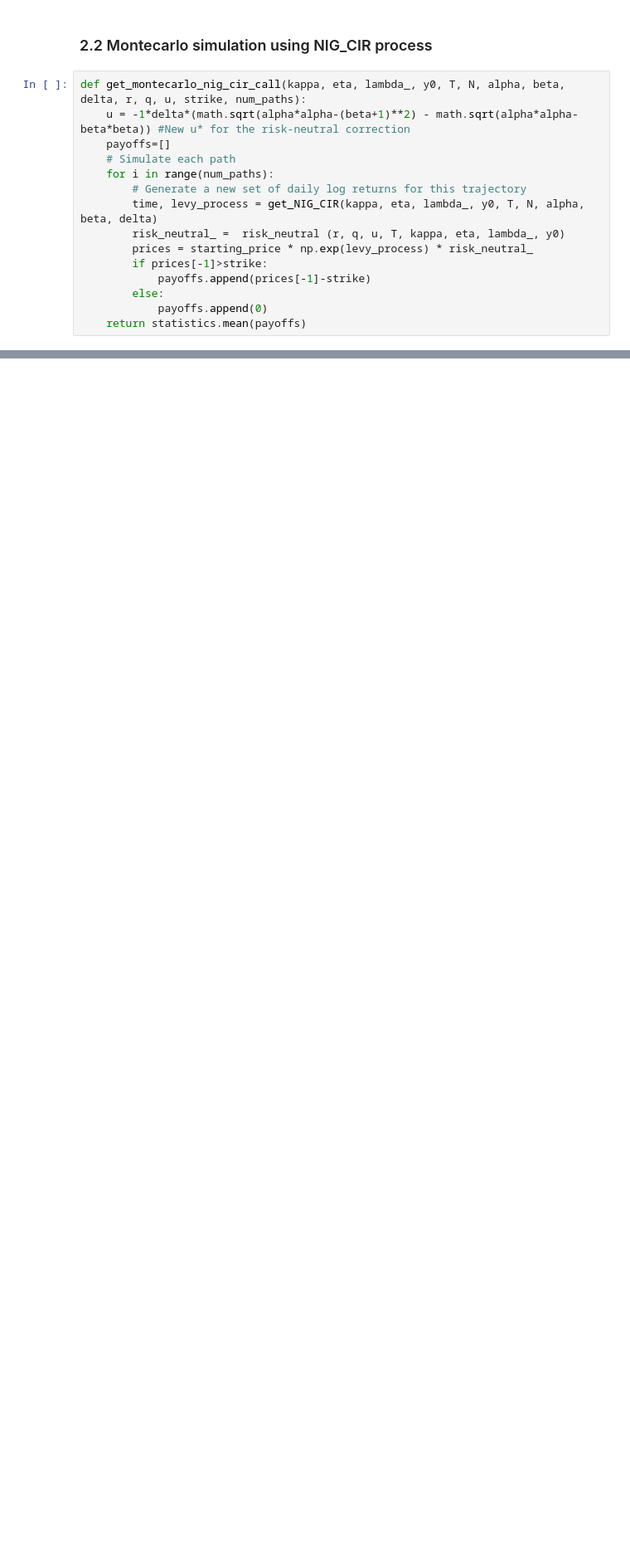
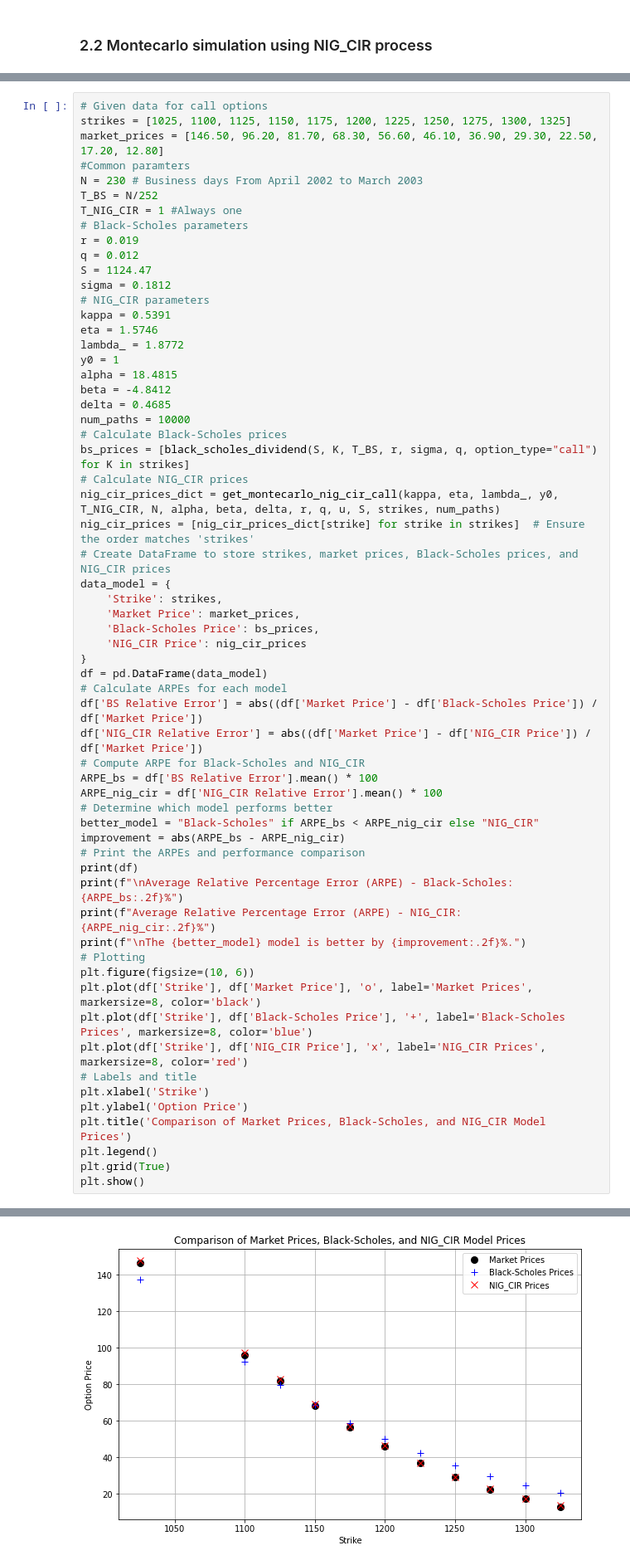
Before and after one commit to FabbriSimo001/LPA_Stochastic_Volatility, a Jupyter notebook: LPA-Group_Assignment.ipynb, the cells around one changed output, grey strips where cells are left out. Shown: that part at 83% size. Drawn from its saved outputs; the diff is of its cells as text; blank space fills up the shorter version.

```diff
--- a/LPA-Group_Assignment.ipynb
+++ b/LPA-Group_Assignment.ipynb
@@ -490,17 +435,2 @@ Average Relative Percentage Error (ARPE): 18.20%
 # %% [markdown]
 ### 2.2 Montecarlo simulation using NIG_CIR process
-# %%
-def get_montecarlo_nig_cir_call(kappa, eta, lambda_, y0, T, N, alpha, beta, delta, r, q, u, strike, num_paths):
-    u = -1*delta*(math.sqrt(alpha*alpha-(beta+1)**2) - math.sqrt(alpha*alpha-beta*beta)) #New u* for the risk-neutral correction
-    payoffs=[]
-    # Simulate each path
-    for i in range(num_paths):
-        # Generate a new set of daily log returns for this trajectory
-        time, levy_process = get_NIG_CIR(kappa, eta, lambda_, y0, T, N, alpha, beta, delta)
-        risk_neutral_ =  risk_neutral (r, q, u, T, kappa, eta, lambda_, y0)
-        prices = starting_price * np.exp(levy_process) * risk_neutral_
-        if prices[-1]>strike:
-            payoffs.append(prices[-1]-strike)
-        else:
-            payoffs.append(0)
-    return statistics.mean(payoffs)
@@ -570,0 +486,62 @@ Average Relative Percentage Error (ARPE): 64.79%
+# %%
+# Given data for call options
+strikes = [1025, 1100, 1125, 1150, 1175, 1200, 1225, 1250, 1275, 1300, 1325]
+market_prices = [146.50, 96.20, 81.70, 68.30, 56.60, 46.10, 36.90, 29.30, 22.50, 17.20, 12.80]
+#Common paramters
+N = 230 # Business days From April 2002 to March 2003
+T_BS = N/252
+T_NIG_CIR = 1 #Always one
+# Black-Scholes parameters
+r = 0.019
+q = 0.012
+S = 1124.47
+sigma = 0.1812
+# NIG_CIR parameters
+kappa = 0.5391
+eta = 1.5746
+lambda_ = 1.8772
+y0 = 1
+alpha = 18.4815
+beta = -4.8412
+delta = 0.4685
+num_paths = 10000
+# Calculate Black-Scholes prices
+bs_prices = [black_scholes_dividend(S, K, T_BS, r, sigma, q, option_type="call") for K in strikes]
+# Calculate NIG_CIR prices
+nig_cir_prices_dict = get_montecarlo_nig_cir_call(kappa, eta, lambda_, y0, T_NIG_CIR, N, alpha, beta, delta, r, q, u, S, strikes, num_paths)
+nig_cir_prices = [nig_cir_prices_dict[strike] for strike in strikes]  # Ensure the order matches 'strikes'
+# Create DataFrame to store strikes, market prices, Black-Scholes prices, and NIG_CIR prices
+data_model = {
+    'Strike': strikes,
+    'Market Price': market_prices,
+    'Black-Scholes Price': bs_prices,
+    'NIG_CIR Price': nig_cir_prices
+}
+df = pd.DataFrame(data_model)
+# Calculate ARPEs for each model
+df['BS Relative Error'] = abs((df['Market Price'] - df['Black-Scholes Price']) / df['Market Price'])
+df['NIG_CIR Relative Error'] = abs((df['Market Price'] - df['NIG_CIR Price']) / df['Market Price'])
+# Compute ARPE for Black-Scholes and NIG_CIR
+ARPE_bs = df['BS Relative Error'].mean() * 100
+ARPE_nig_cir = df['NIG_CIR Relative Error'].mean() * 100
+# Determine which model performs better
+better_model = "Black-Scholes" if ARPE_bs < ARPE_nig_cir else "NIG_CIR"
+improvement = abs(ARPE_bs - ARPE_nig_cir)
+# Print the ARPEs and performance comparison
+print(df)
+print(f"\nAverage Relative Percentage Error (ARPE) - Black-Scholes: {ARPE_bs:.2f}%")
+print(f"Average Relative Percentage Error (ARPE) - NIG_CIR: {ARPE_nig_cir:.2f}%")
+print(f"\nThe {better_model} model is better by {improvement:.2f}%.")
+# Plotting
+plt.figure(figsize=(10, 6))
+plt.plot(df['Strike'], df['Market Price'], 'o', label='Market Prices', markersize=8, color='black')
+plt.plot(df['Strike'], df['Black-Scholes Price'], '+', label='Black-Scholes Prices', markersize=8, color='blue')
+plt.plot(df['Strike'], df['NIG_CIR Price'], 'x', label='NIG_CIR Prices', markersize=8, color='red')
+# Labels and title
+plt.xlabel('Strike')
+plt.ylabel('Option Price')
+plt.title('Comparison of Market Prices, Black-Scholes, and NIG_CIR Model Prices')
+plt.legend()
+plt.grid(True)
+plt.show()
+# %% [output]
@@ -570,0 +565 @@ Average Relative Percentage Error (ARPE): 64.79%
+[figure, added]
```
Also changed, not shown: parts of 25 cells of this notebook.
